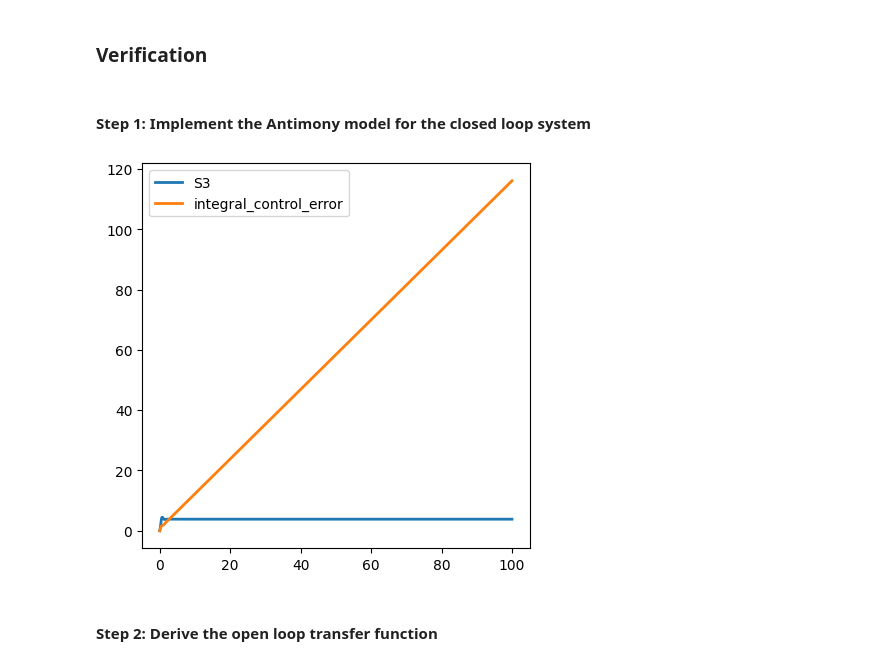
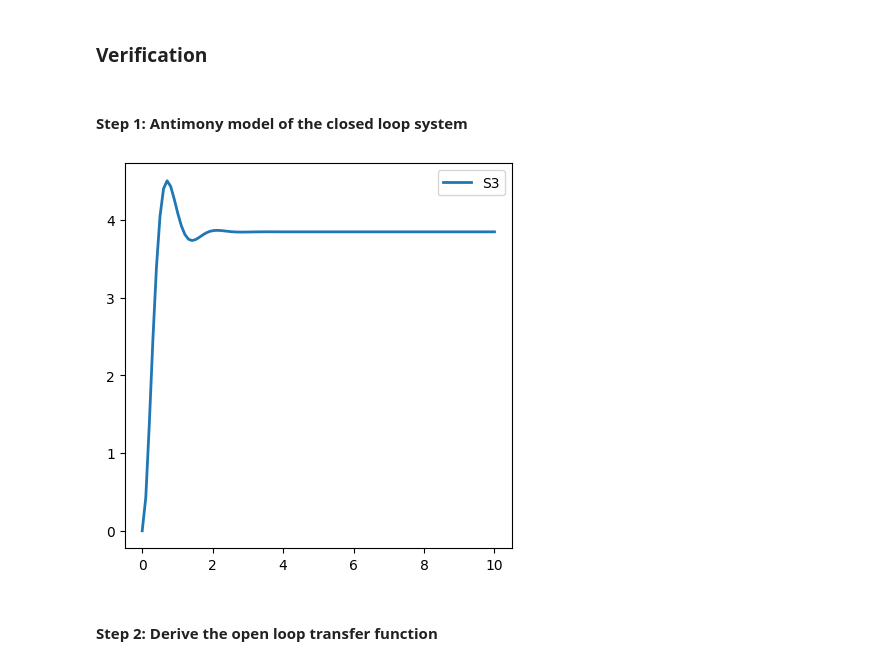
Before and after one commit to joseph-hellerstein/advanced-controls-lectures, a Jupyter notebook: lectures/lecture_14-Analysis-and-Design-of-Closed-Loop-Systems/analysis_of_closed_loop_systems.ipynb, the cells around one changed output. Saved outputs shown, nothing was run; the diff lists cells and outputs as text; code cells hidden in the pictures.

```diff
--- a/lectures/lecture_14-Analysis-and-Design-of-Closed-Loop-Systems/analysis_of_closed_loop_systems.ipynb
+++ b/lectures/lecture_14-Analysis-and-Design-of-Closed-Loop-Systems/analysis_of_closed_loop_systems.ipynb
@@ -195,35 +226,33 @@ H(s) & = & \frac{ C(s) G(s)}{1 + C(s) G(s)} \\
 # %% [markdown]
 ### Verification
 # %% [markdown]
-#### Step 1: Implement the Antimony model for the closed loop system
+#### Step 1: Antimony model of the closed loop system
 # %%
 MODEL1 = """
 S1 -> S2; k1*S1
 S2 -> S3; k2*S2
 S3 -> ; k3*S3
 
 S2 = 0
 k1 =1
 k2 = 2
 k3 = 3
 // ***** Feedback
 setpoint = 1  # Input to the closed loop is the setpoint or reference
 kP = 1  # Design parameter for P controller
 kI = 0 # Design parameter for integral control
 control_error := setpoint - S3
-integral_control_error = 0
-integral_control_error' = control_error
-$S1 := kP*control_error + kI*integral_control_error  # Controller implementation
+$S1 := kP*control_error   # Controller implementation
 """
 rr =plotModel(MODEL1, setpoint=5, kP=10, selections=["S3"])
 # Assign the constants used in the open and closed loops
 k1 = rr["k1"]
 k2 = rr["k2"]
 k3 = rr["k3"]
 kP = rr["kP"]
 setpoint = rr["setpoint"]
 # %% [output]
-[figure, old version]
+[figure, new version]
 # %% [markdown]
 #### Step 2: Derive the open loop transfer function
 # %% [markdown]
```
Also changed, not shown: parts of 27 cells of this notebook.
